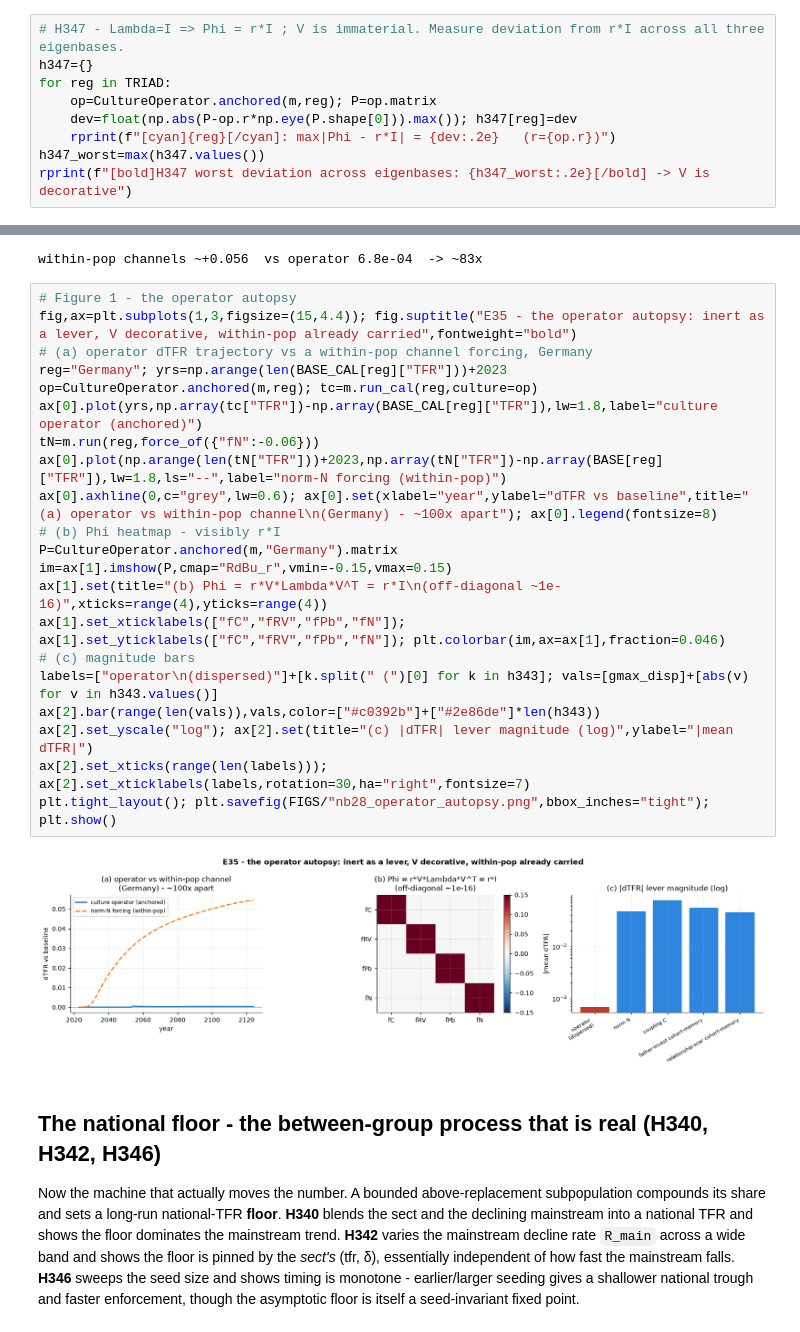
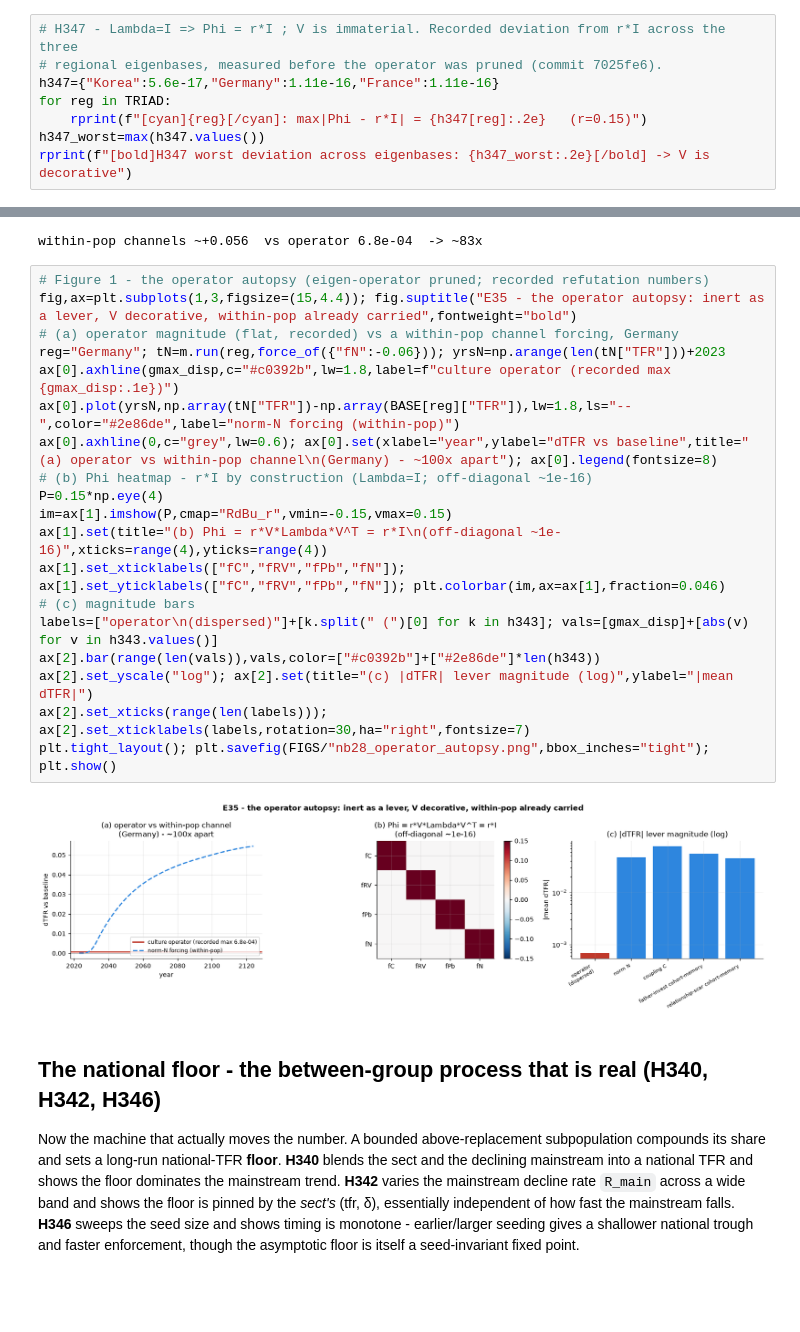
Before and after one commit to stellarshenson/sci-demographic-collapse, a Jupyter notebook: notebooks/28-kj-cultural-transmission-e35.ipynb, the cells around one changed output, grey strips where cells are left out. Cells and saved outputs as stored; diff of their text form; blank space fills up the shorter version.

```diff
--- a/notebooks/28-kj-cultural-transmission-e35.ipynb
+++ b/notebooks/28-kj-cultural-transmission-e35.ipynb
@@ -108,10 +110,9 @@ H339 global max|dTFR|: scalar 0.00e+00  dispersed 6.78e-04  -> INERT as a lever
 # %%
-# H347 - Lambda=I => Phi = r*I ; V is immaterial. Measure deviation from r*I across all three eigenbases.
-h347={}
+# H347 - Lambda=I => Phi = r*I ; V is immaterial. Recorded deviation from r*I across the three
+# regional eigenbases, measured before the operator was pruned (commit 7025fe6).
+h347={"Korea":5.6e-17,"Germany":1.11e-16,"France":1.11e-16}
 for reg in TRIAD:
-    op=CultureOperator.anchored(m,reg); P=op.matrix
-    dev=float(np.abs(P-op.r*np.eye(P.shape[0])).max()); h347[reg]=dev
-    rprint(f"[cyan]{reg}[/cyan]: max|Phi - r*I| = {dev:.2e}   (r={op.r})")
+    rprint(f"[cyan]{reg}[/cyan]: max|Phi - r*I| = {h347[reg]:.2e}   (r=0.15)")
 h347_worst=max(h347.values())
 rprint(f"[bold]H347 worst deviation across eigenbases: {h347_worst:.2e}[/bold] -> V is decorative")
 # %% [output]
@@ -135,28 +136,26 @@ father-invest cohort-memory (fF +0.15)      : mean dTFR=+0.0547
 relationship-scar cohort-memory (fScar -0.15): mean dTFR=+0.0456
 within-pop channels ~+0.056  vs operator 6.8e-04  -> ~83x
 # %%
-# Figure 1 - the operator autopsy
+# Figure 1 - the operator autopsy (eigen-operator pruned; recorded refutation numbers)
 fig,ax=plt.subplots(1,3,figsize=(15,4.4)); fig.suptitle("E35 - the operator autopsy: inert as a lever, V decorative, within-pop already carried",fontweight="bold")
-# (a) operator dTFR trajectory vs a within-pop channel forcing, Germany
-reg="Germany"; yrs=np.arange(len(BASE_CAL[reg]["TFR"]))+2023
-op=CultureOperator.anchored(m,reg); tc=m.run_cal(reg,culture=op)
-ax[0].plot(yrs,np.array(tc["TFR"])-np.array(BASE_CAL[reg]["TFR"]),lw=1.8,label="culture operator (anchored)")
-tN=m.run(reg,force_of({"fN":-0.06}))
-ax[0].plot(np.arange(len(tN["TFR"]))+2023,np.array(tN["TFR"])-np.array(BASE[reg]["TFR"]),lw=1.8,ls="--",label="norm-N forcing (within-pop)")
+# (a) operator magnitude (flat, recorded) vs a within-pop channel forcing, Germany
+reg="Germany"; tN=m.run(reg,force_of({"fN":-0.06})); yrsN=np.arange(len(tN["TFR"]))+2023
+ax[0].axhline(gmax_disp,c="#c0392b",lw=1.8,label=f"culture operator (recorded max {gmax_disp:.1e})")
+ax[0].plot(yrsN,np.array(tN["TFR"])-np.array(BASE[reg]["TFR"]),lw=1.8,ls="--",color="#2e86de",label="norm-N forcing (within-pop)")
 ax[0].axhline(0,c="grey",lw=0.6); ax[0].set(xlabel="year",ylabel="dTFR vs baseline",title="(a) operator vs within-pop channel\n(Germany) - ~100x apart"); ax[0].legend(fontsize=8)
-# (b) Phi heatmap - visibly r*I
-P=CultureOperator.anchored(m,"Germany").matrix
+# (b) Phi heatmap - r*I by construction (Lambda=I; off-diagonal ~1e-16)
+P=0.15*np.eye(4)
 im=ax[1].imshow(P,cmap="RdBu_r",vmin=-0.15,vmax=0.15)
 ax[1].set(title="(b) Phi = r*V*Lambda*V^T = r*I\n(off-diagonal ~1e-16)",xticks=range(4),yticks=range(4))
 ax[1].set_xticklabels(["fC","fRV","fPb","fN"]); ax[1].set_yticklabels(["fC","fRV","fPb","fN"]); plt.colorbar(im,ax=ax[1],fraction=0.046)
 # (c) magnitude bars
 labels=["operator\n(dispersed)"]+[k.split(" (")[0] for k in h343]; vals=[gmax_disp]+[abs(v) for v in h343.values()]
 ax[2].bar(range(len(vals)),vals,color=["#c0392b"]+["#2e86de"]*len(h343))
 ax[2].set_yscale("log"); ax[2].set(title="(c) |dTFR| lever magnitude (log)",ylabel="|mean dTFR|")
 ax[2].set_xticks(range(len(labels))); ax[2].set_xticklabels(labels,rotation=30,ha="right",fontsize=7)
 plt.tight_layout(); plt.savefig(FIGS/"nb28_operator_autopsy.png",bbox_inches="tight"); plt.show()
 # %% [output]
-[figure, old version]
+[figure, new version]
 # %% [markdown]
 ## The national floor - the between-group process that is real (H340, H342, H346)
 
```
Also changed, not shown: parts of 3 cells of this notebook, 8 other files.
